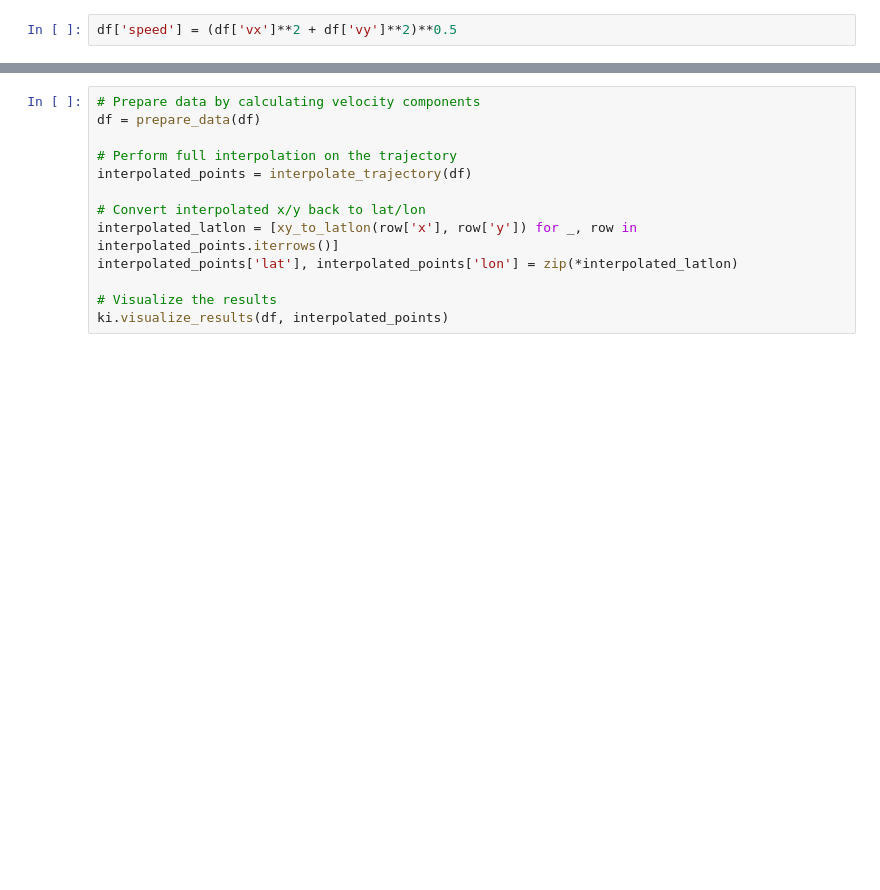
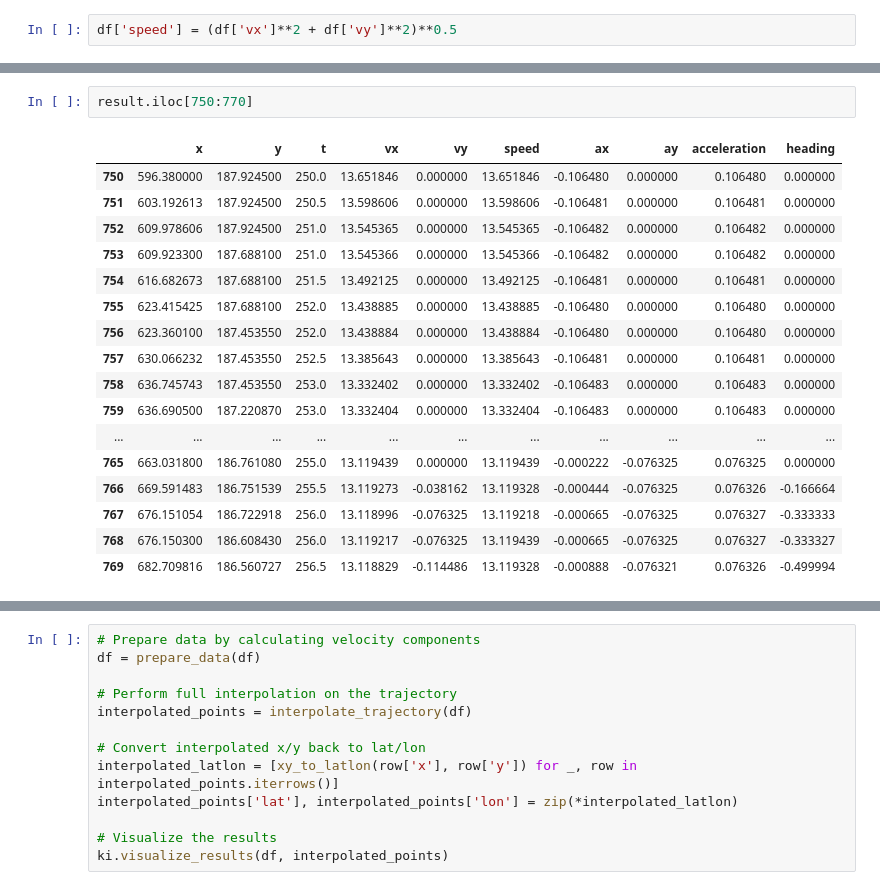
Before and after one commit to bharatwrrr/kinematic-interpolation, a Jupyter notebook: demos/k_interp_demo.ipynb, the cells around one changed output, grey strips where cells are left out. Cells and saved outputs as stored; diff of their text form; blank space fills up the shorter version.

```diff
--- a/demos/k_interp_demo.ipynb
+++ b/demos/k_interp_demo.ipynb
@@ -554,0 +486,20 @@ df
+# %%
+result.iloc[750:770]
+# %% [output]
+|  | x | y | t | vx | vy | speed | ax | ay | acceleration | heading |
+| 750 | 596.380000 | 187.924500 | 250.0 | 13.651846 | 0.000000 | 13.651846 | -0.106480 | 0.000000 | 0.106480 | 0.000000 |
+| 751 | 603.192613 | 187.924500 | 250.5 | 13.598606 | 0.000000 | 13.598606 | -0.106481 | 0.000000 | 0.106481 | 0.000000 |
+| 752 | 609.978606 | 187.924500 | 251.0 | 13.545365 | 0.000000 | 13.545365 | -0.106482 | 0.000000 | 0.106482 | 0.000000 |
+| 753 | 609.923300 | 187.688100 | 251.0 | 13.545366 | 0.000000 | 13.545366 | -0.106482 | 0.000000 | 0.106482 | 0.000000 |
+| 754 | 616.682673 | 187.688100 | 251.5 | 13.492125 | 0.000000 | 13.492125 | -0.106481 | 0.000000 | 0.106481 | 0.000000 |
+| 755 | 623.415425 | 187.688100 | 252.0 | 13.438885 | 0.000000 | 13.438885 | -0.106480 | 0.000000 | 0.106480 | 0.000000 |
+| 756 | 623.360100 | 187.453550 | 252.0 | 13.438884 | 0.000000 | 13.438884 | -0.106480 | 0.000000 | 0.106480 | 0.000000 |
+| 757 | 630.066232 | 187.453550 | 252.5 | 13.385643 | 0.000000 | 13.385643 | -0.106481 | 0.000000 | 0.106481 | 0.000000 |
+| 758 | 636.745743 | 187.453550 | 253.0 | 13.332402 | 0.000000 | 13.332402 | -0.106483 | 0.000000 | 0.106483 | 0.000000 |
+| 759 | 636.690500 | 187.220870 | 253.0 | 13.332404 | 0.000000 | 13.332404 | -0.106483 | 0.000000 | 0.106483 | 0.000000 |
+| ... | ... | ... | ... | ... | ... | ... | ... | ... | ... | ... |
+| 765 | 663.031800 | 186.761080 | 255.0 | 13.119439 | 0.000000 | 13.119439 | -0.000222 | -0.076325 | 0.076325 | 0.000000 |
+| 766 | 669.591483 | 186.751539 | 255.5 | 13.119273 | -0.038162 | 13.119328 | -0.000444 | -0.076325 | 0.076326 | -0.166664 |
+| 767 | 676.151054 | 186.722918 | 256.0 | 13.118996 | -0.076325 | 13.119218 | -0.000665 | -0.076325 | 0.076327 | -0.333333 |
+| 768 | 676.150300 | 186.608430 | 256.0 | 13.119217 | -0.076325 | 13.119439 | -0.000665 | -0.076325 | 0.076327 | -0.333327 |
+| 769 | 682.709816 | 186.560727 | 256.5 | 13.118829 | -0.114486 | 13.119328 | -0.000888 | -0.076321 | 0.076326 | -0.499994 |
```
Also changed, not shown: parts of 22 cells of this notebook, 1 other file.
